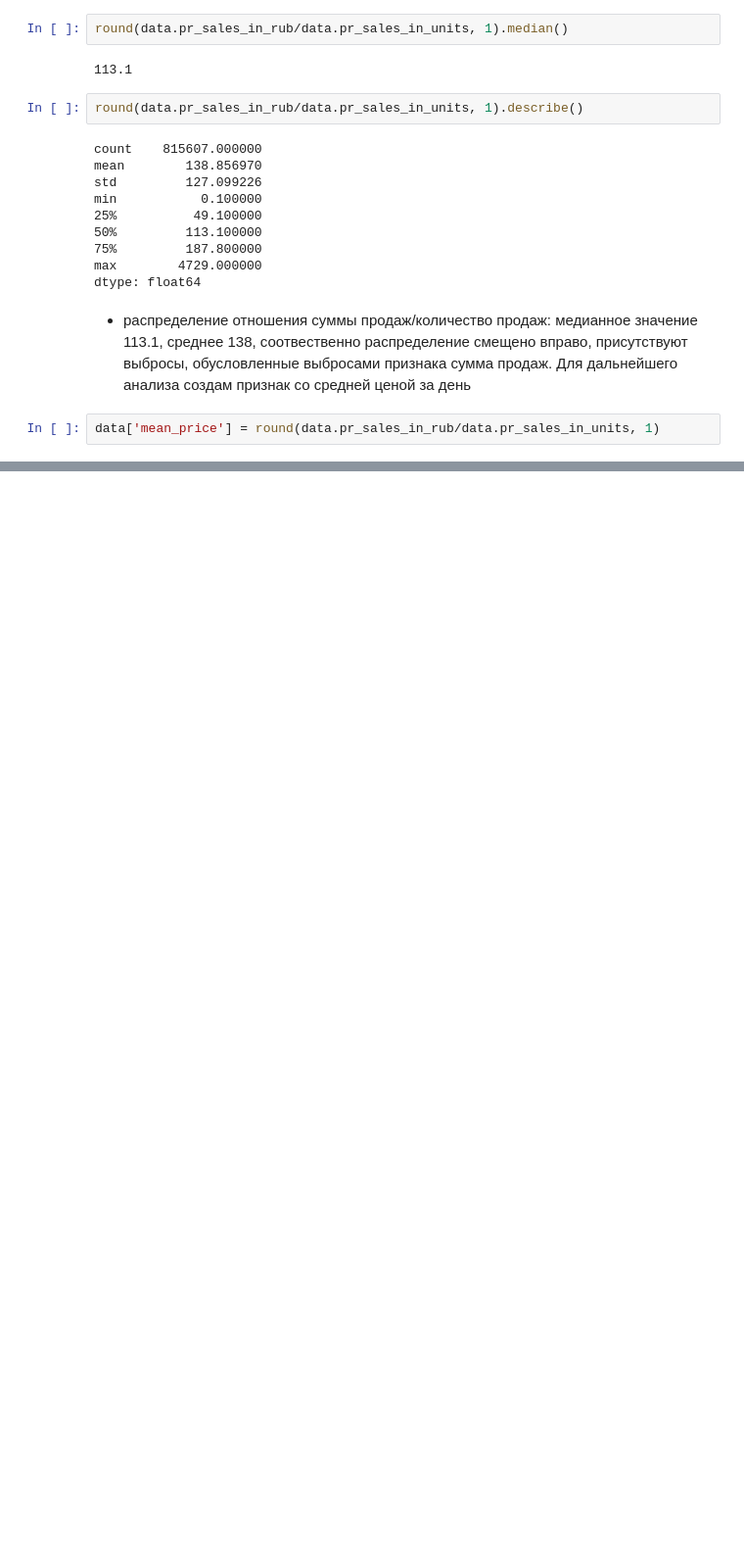
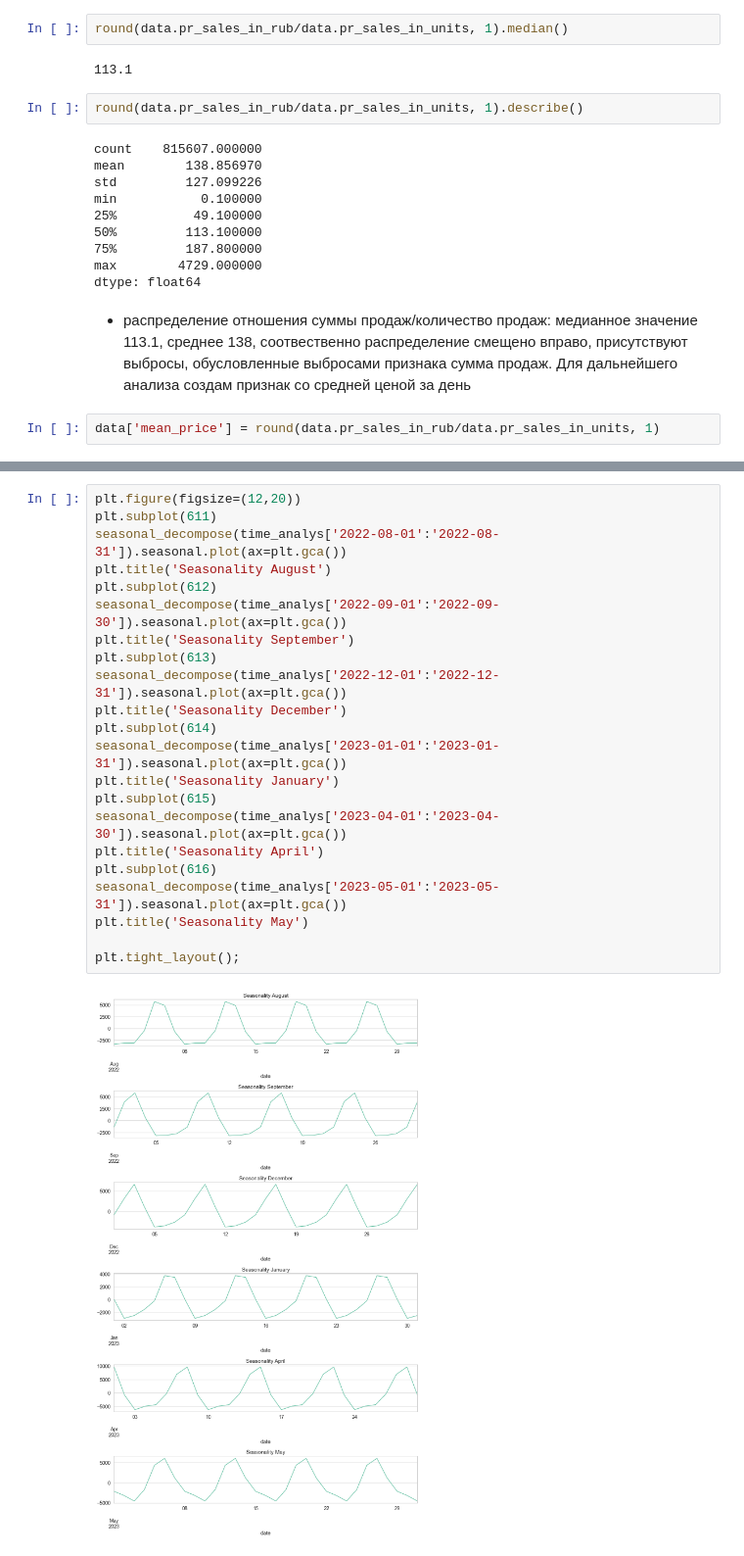
Before and after one commit to Zhuzha271/DS, a Jupyter notebook: lenta1.ipynb, the cells around one changed output, grey strips where cells are left out. Shown at 98% size. Cells and saved outputs as stored; diff of their text form; blank space fills up the shorter version.

```diff
--- a/lenta1.ipynb
+++ b/lenta1.ipynb
@@ -469,0 +463,24 @@ all_decompose
+# %%
+plt.figure(figsize=(12,20))
+plt.subplot(611)
+seasonal_decompose(time_analys['2022-08-01':'2022-08-31']).seasonal.plot(ax=plt.gca())
+plt.title('Seasonality August')
+plt.subplot(612)
+seasonal_decompose(time_analys['2022-09-01':'2022-09-30']).seasonal.plot(ax=plt.gca())
+plt.title('Seasonality September')
+plt.subplot(613)
+seasonal_decompose(time_analys['2022-12-01':'2022-12-31']).seasonal.plot(ax=plt.gca())
+plt.title('Seasonality December')
+plt.subplot(614)
+seasonal_decompose(time_analys['2023-01-01':'2023-01-31']).seasonal.plot(ax=plt.gca())
+plt.title('Seasonality January')
+plt.subplot(615)
+seasonal_decompose(time_analys['2023-04-01':'2023-04-30']).seasonal.plot(ax=plt.gca())
+plt.title('Seasonality April')
+plt.subplot(616)
+seasonal_decompose(time_analys['2023-05-01':'2023-05-31']).seasonal.plot(ax=plt.gca())
+plt.title('Seasonality May')
+
+plt.tight_layout();
+# %% [output]
+[figure, added]
```
Also changed, not shown: parts of 74 cells of this notebook.
